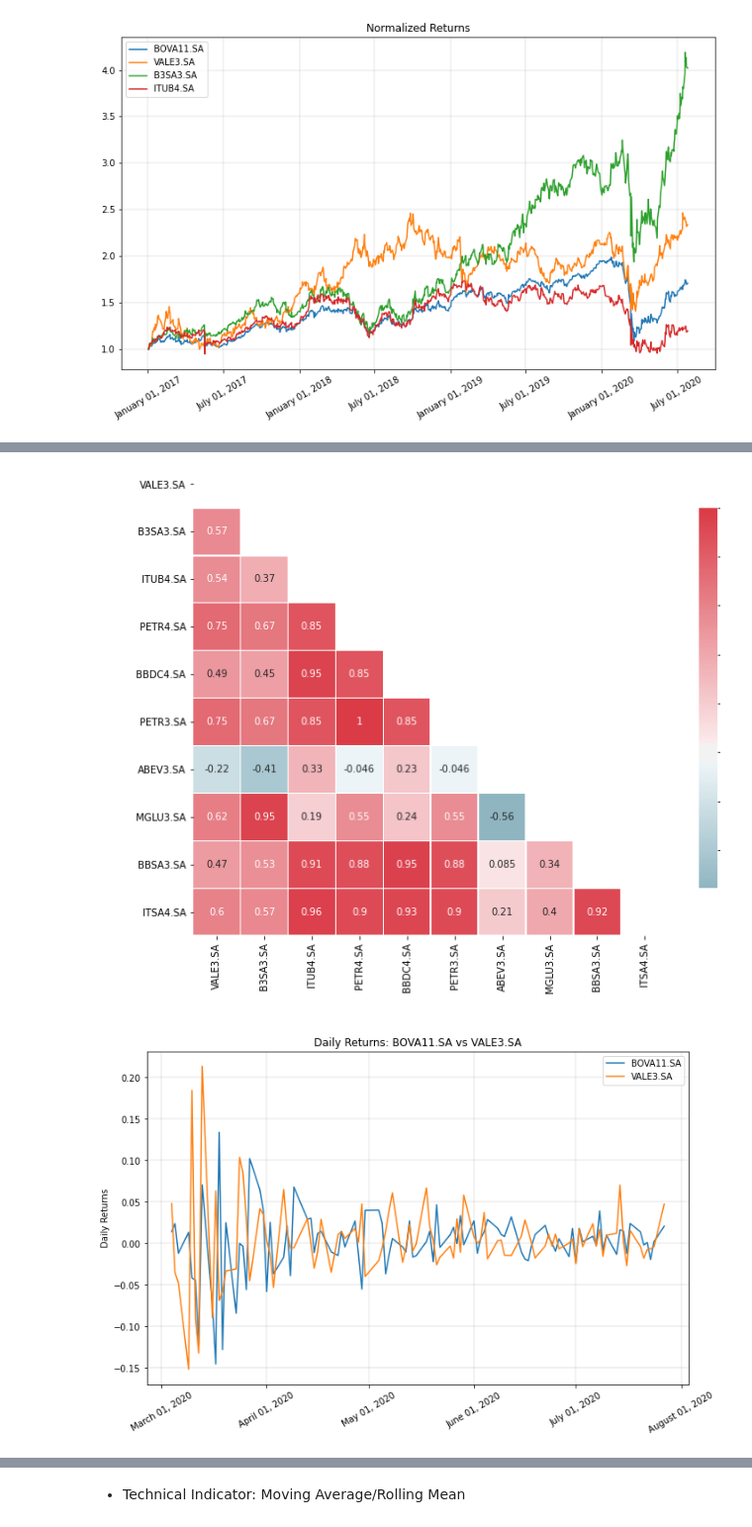
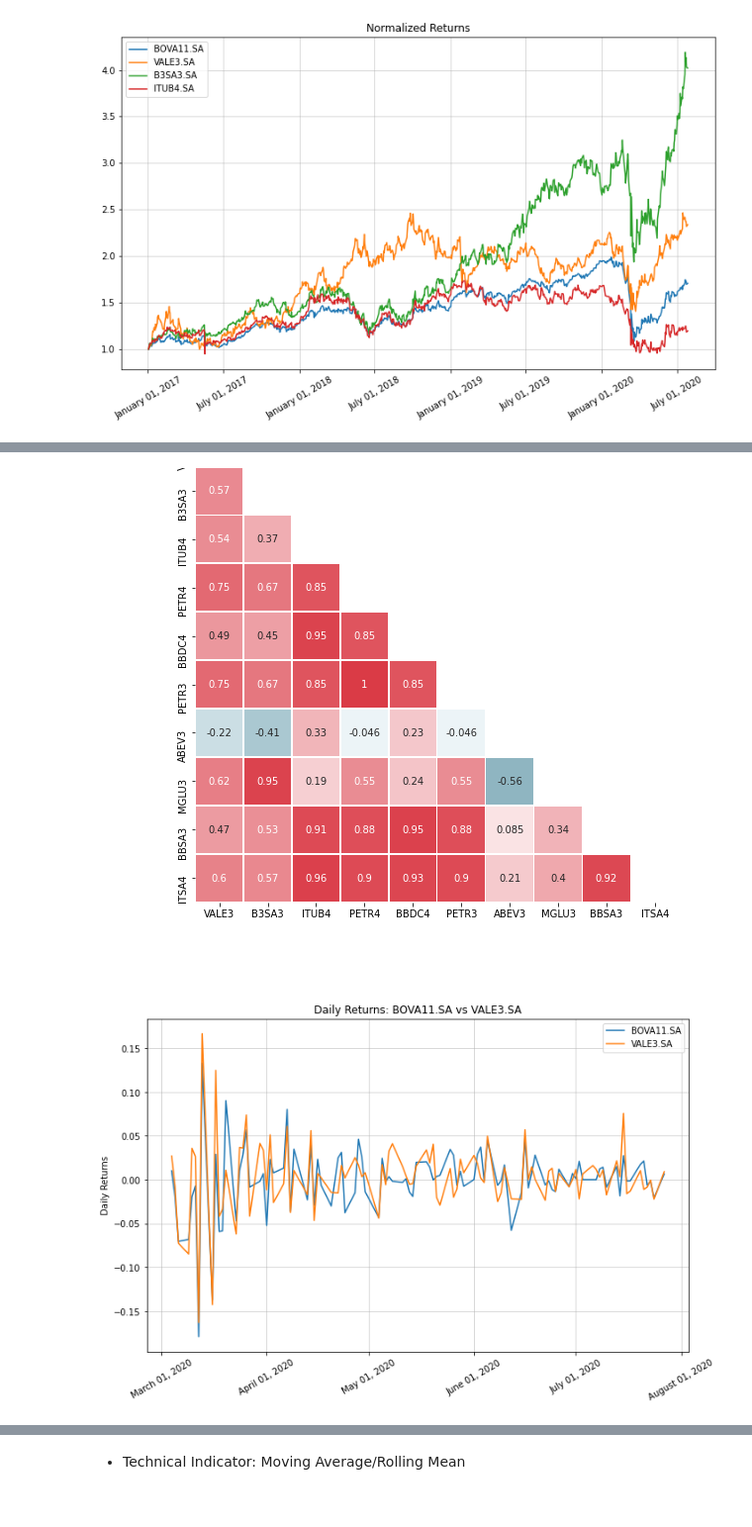
Before and after one commit to antoniosalomao/Rafter_A1, a Jupyter notebook: rafter_presentation.ipynb, the cells around one changed output, grey strips where cells are left out. Shown at 99% size. Saved outputs shown, nothing was run; the diff lists cells and outputs as text; code cells hidden in the pictures.

```diff
--- a/rafter_presentation.ipynb
+++ b/rafter_presentation.ipynb
@@ -15,13 +15,7 @@ yf.pdr_override()
 
 start_i = '2017-01-01'
 
-tickers_dict =[bova11, vale3, b3sa3, itub4, petr4,
-               bbdc4, petr3, abev3, mglu3, bbsa3, itsa4]
-
-upper_bov = str(bova11).upper()
-print(upper_bov)
-
-'''bova11 = yf.download('BOVA11.SA', start=start_i, parse_dates=True)
+bova11 = yf.download('BOVA11.SA', start=start_i, parse_dates=True)
 vale3 = yf.download('VALE3.SA', start=start_i, parse_dates=True)
 b3sa3 = yf.download('B3SA3.SA', start=start_i, parse_dates=True)
 itub4 = yf.download('ITUB4.SA', start=start_i, parse_dates=True)
@@ -31,5 +25,8 @@ petr3 = yf.download('PETR3.SA', start=start_i, parse_dates=True)
 abev3 = yf.download('ABEV3.SA', start=start_i, parse_dates=True)
 mglu3 = yf.download('MGLU3.SA', start=start_i, parse_dates=True)
 bbsa3 = yf.download('BBAS3.SA', start=start_i, parse_dates=True)
-itsa4 = yf.download('ITSA4.SA', start=start_i, parse_dates=True)'''
+itsa4 = yf.download('ITSA4.SA', start=start_i, parse_dates=True)
+
+tickers_dict =[bova11, vale3, b3sa3, itub4, petr4,
+               bbdc4, petr3, abev3, mglu3, bbsa3, itsa4]
 # %% [output]
@@ -161,17 +123,17 @@ plt.show()
 # %%
 # Creating DataFrame with opening prices:
 
-my_dict_2 = {'BOVA11.SA': bova11.Open, 'VALE3.SA': vale3.Open,
-             'B3SA3.SA': b3sa3.Open, 'ITUB4.SA': itub4.Open, 'PETR4.SA': petr4.Open,
-             'BBDC4.SA': bbdc4.Open, 'PETR3.SA': petr4.Open, 'ABEV3.SA': abev3.Open,
-             'MGLU3.SA': mglu3.Open, 'BBSA3.SA': bbsa3.Open, 'ITSA4.SA': itsa4.Open}
+my_dict_2 = {'BOVA11': bova11.Open, 'VALE3': vale3.Open,
+             'B3SA3': b3sa3.Open, 'ITUB4': itub4.Open, 'PETR4': petr4.Open,
+             'BBDC4': bbdc4.Open, 'PETR3': petr4.Open, 'ABEV3': abev3.Open,
+             'MGLU3': mglu3.Open, 'BBSA3': bbsa3.Open, 'ITSA4': itsa4.Open}
 
 df_main = pd.DataFrame(my_dict_2)
 
 for key, item in df_main.items():
-    r_col_name = str(key) + (' PctChange')
+    r_col_name = str(key) + ('_PctChange')
     returns = item.pct_change()[1:]
     df_main[r_col_name] = returns
 
-df_main.head()
+df_main.tail()
 # %% [output]
@@ -206,4 +168,4 @@ sns.heatmap(correl, mask=mask, cmap=cmap, center=0, square=True, linewidths=0.5,
 
 plt.show()
 # %% [output]
-[figure, old version]
+[figure, new version]
@@ -228,25 +172,25 @@ date_vale_r = date_vale[1:]
 # %%
 # BOVA11.SA vs VALE3.SA:
 
 plt.figure(figsize=(10, 6))
 format = mpl_dates.DateFormatter('%B %d, %Y')
 plt.gca().xaxis.set_major_formatter(format)
 
 n_days = 100
 
-plt.plot(df_main.index[-n_days:], returns_ibov[-n_days:], label='BOVA11.SA', linestyle='-')
-plt.plot(df_main.index[-n_days:], returns_vale[-n_days:], label='VALE3.SA', linestyle='-')
+plt.plot(df_main.index[-n_days:], df_main.BOVA11_PctChange[-n_days:], label='BOVA11.SA', linestyle='-')
+plt.plot(df_main.index[-n_days:], df_main.VALE3_PctChange[-n_days:], label='VALE3.SA', linestyle='-')
 
 plt.title('Daily Returns: BOVA11.SA vs VALE3.SA')
 plt.ylabel('Daily Returns')
 
-plt.grid(linewidth=0.10)
+plt.grid(linewidth=0.5)
 plt.tight_layout()
 plt.tick_params(axis='x', rotation=30)
 plt.legend()
 plt.show()
 # %% [output]
-[figure, old version]
+[figure, new version]
 # %%
 # Distributions:
 
```
Also changed, not shown: parts of 9 cells of this notebook.
